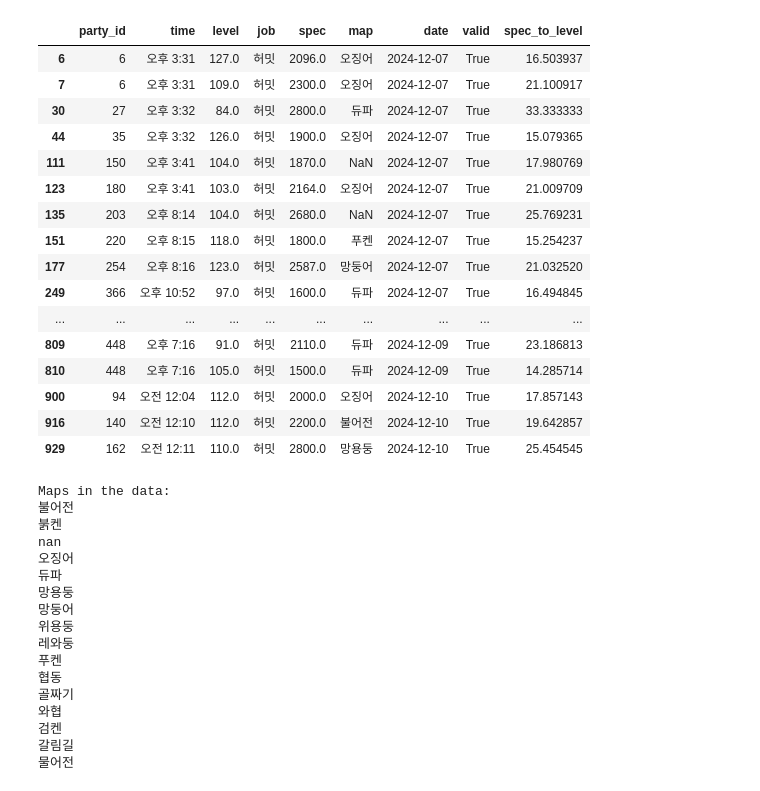
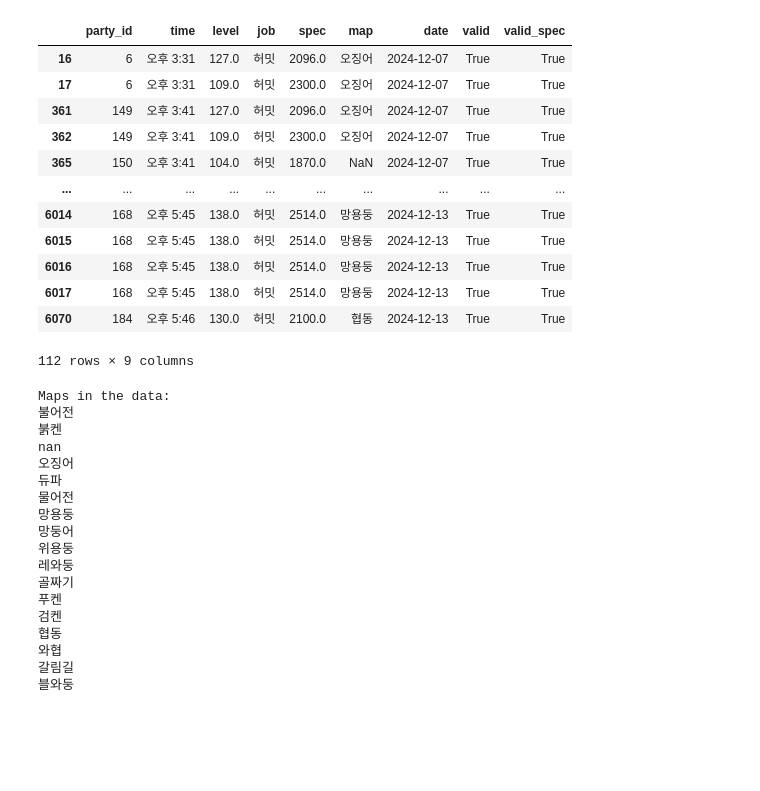
Before and after one commit to jongwonIee/mapleland, a Jupyter notebook: party/main.ipynb, the cells around one changed output. Drawn from its saved outputs; the diff is of its cells as text; code cells hidden in the pictures; blank space fills up the shorter version.

```diff
--- a/party/main.ipynb
+++ b/party/main.ipynb
@@ -135,4 +205,4 @@ process_files(file_paths)
 # %%
-df = pd.read_csv("df.csv")
+df = pd.read_csv("combined_raw_data.csv")
 df
 # %% [output]
@@ -169,26 +239,22 @@ df_processed
 # %%
 hermit = df[(df['job'] == '허밋')]
 hermit
-hermit_vaild = hermit[hermit['valid'] == True]
-hermit_vaild
+hermit_valid = hermit[hermit['valid_spec'] == True]
+hermit_valid
 # %% [output]
-|  | party_id | time | level | job | spec | map | date | valid | spec_to_level |
-| 6 | 6 | 오후 3:31 | 127.0 | 허밋 | 2096.0 | 오징어 | 2024-12-07 | True | 16.503937 |
-| 7 | 6 | 오후 3:31 | 109.0 | 허밋 | 2300.0 | 오징어 | 2024-12-07 | True | 21.100917 |
-| 30 | 27 | 오후 3:32 | 84.0 | 허밋 | 2800.0 | 듀파 | 2024-12-07 | True | 33.333333 |
-| 44 | 35 | 오후 3:32 | 126.0 | 허밋 | 1900.0 | 오징어 | 2024-12-07 | True | 15.079365 |
-| 111 | 150 | 오후 3:41 | 104.0 | 허밋 | 1870.0 | NaN | 2024-12-07 | True | 17.980769 |
-| 123 | 180 | 오후 3:41 | 103.0 | 허밋 | 2164.0 | 오징어 | 2024-12-07 | True | 21.009709 |
-| 135 | 203 | 오후 8:14 | 104.0 | 허밋 | 2680.0 | NaN | 2024-12-07 | True | 25.769231 |
-| 151 | 220 | 오후 8:15 | 118.0 | 허밋 | 1800.0 | 푸켄 | 2024-12-07 | True | 15.254237 |
-| 177 | 254 | 오후 8:16 | 123.0 | 허밋 | 2587.0 | 망둥어 | 2024-12-07 | True | 21.032520 |
-| 249 | 366 | 오후 10:52 | 97.0 | 허밋 | 1600.0 | 듀파 | 2024-12-07 | True | 16.494845 |
+|  | party_id | time | level | job | spec | map | date | valid | valid_spec |
+| 16 | 6 | 오후 3:31 | 127.0 | 허밋 | 2096.0 | 오징어 | 2024-12-07 | True | True |
+| 17 | 6 | 오후 3:31 | 109.0 | 허밋 | 2300.0 | 오징어 | 2024-12-07 | True | True |
+| 361 | 149 | 오후 3:41 | 127.0 | 허밋 | 2096.0 | 오징어 | 2024-12-07 | True | True |
+| 362 | 149 | 오후 3:41 | 109.0 | 허밋 | 2300.0 | 오징어 | 2024-12-07 | True | True |
+| 365 | 150 | 오후 3:41 | 104.0 | 허밋 | 1870.0 | NaN | 2024-12-07 | True | True |
 | ... | ... | ... | ... | ... | ... | ... | ... | ... | ... |
-| 809 | 448 | 오후 7:16 | 91.0 | 허밋 | 2110.0 | 듀파 | 2024-12-09 | True | 23.186813 |
-| 810 | 448 | 오후 7:16 | 105.0 | 허밋 | 1500.0 | 듀파 | 2024-12-09 | True | 14.285714 |
-| 900 | 94 | 오전 12:04 | 112.0 | 허밋 | 2000.0 | 오징어 | 2024-12-10 | True | 17.857143 |
-| 916 | 140 | 오전 12:10 | 112.0 | 허밋 | 2200.0 | 불어전 | 2024-12-10 | True | 19.642857 |
-| 929 | 162 | 오전 12:11 | 110.0 | 허밋 | 2800.0 | 망용둥 | 2024-12-10 | True | 25.454545 |
+| 6014 | 168 | 오후 5:45 | 138.0 | 허밋 | 2514.0 | 망용둥 | 2024-12-13 | True | True |
+| 6015 | 168 | 오후 5:45 | 138.0 | 허밋 | 2514.0 | 망용둥 | 2024-12-13 | True | True |
+| 6016 | 168 | 오후 5:45 | 138.0 | 허밋 | 2514.0 | 망용둥 | 2024-12-13 | True | True |
+| 6017 | 168 | 오후 5:45 | 138.0 | 허밋 | 2514.0 | 망용둥 | 2024-12-13 | True | True |
+| 6070 | 184 | 오후 5:46 | 130.0 | 허밋 | 2100.0 | 협동 | 2024-12-13 | True | True |
+112 rows × 9 columns
 # %%
 unique_maps = df["map"].unique()
 print("Maps in the data:")
@@ -201,17 +267,18 @@ Maps in the data:
 nan
 오징어
 듀파
+물어전
 망용둥
 망둥어
 위용둥
 레와둥
+골짜기
 푸켄
+검켄
 협동
-골짜기
 와협
-검켄
 갈림길
-물어전
+블와둥
 # %%
 # Display basic information about the DataFrame
 print("Basic Info:")
```
Also changed, not shown: parts of 11 cells of this notebook, 22 other files.
